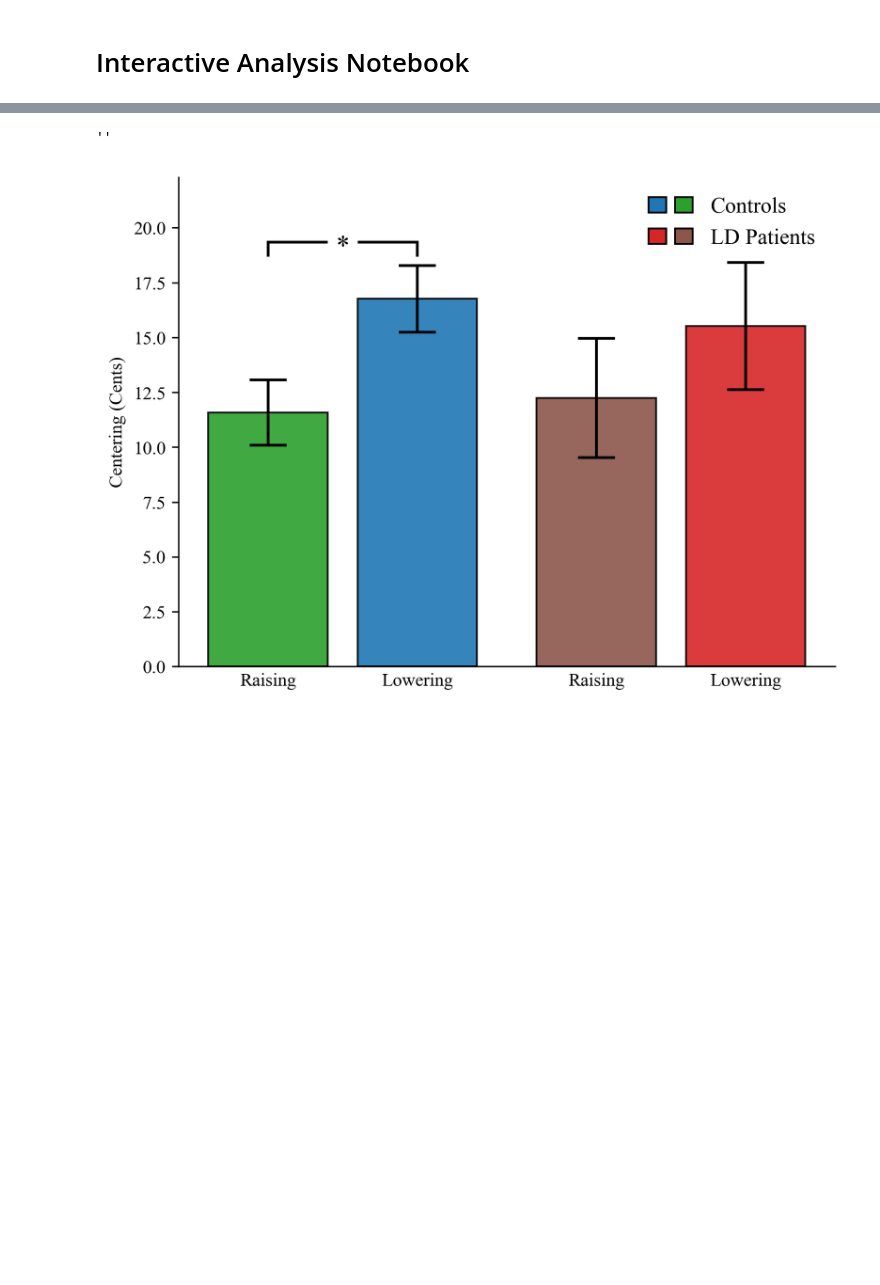
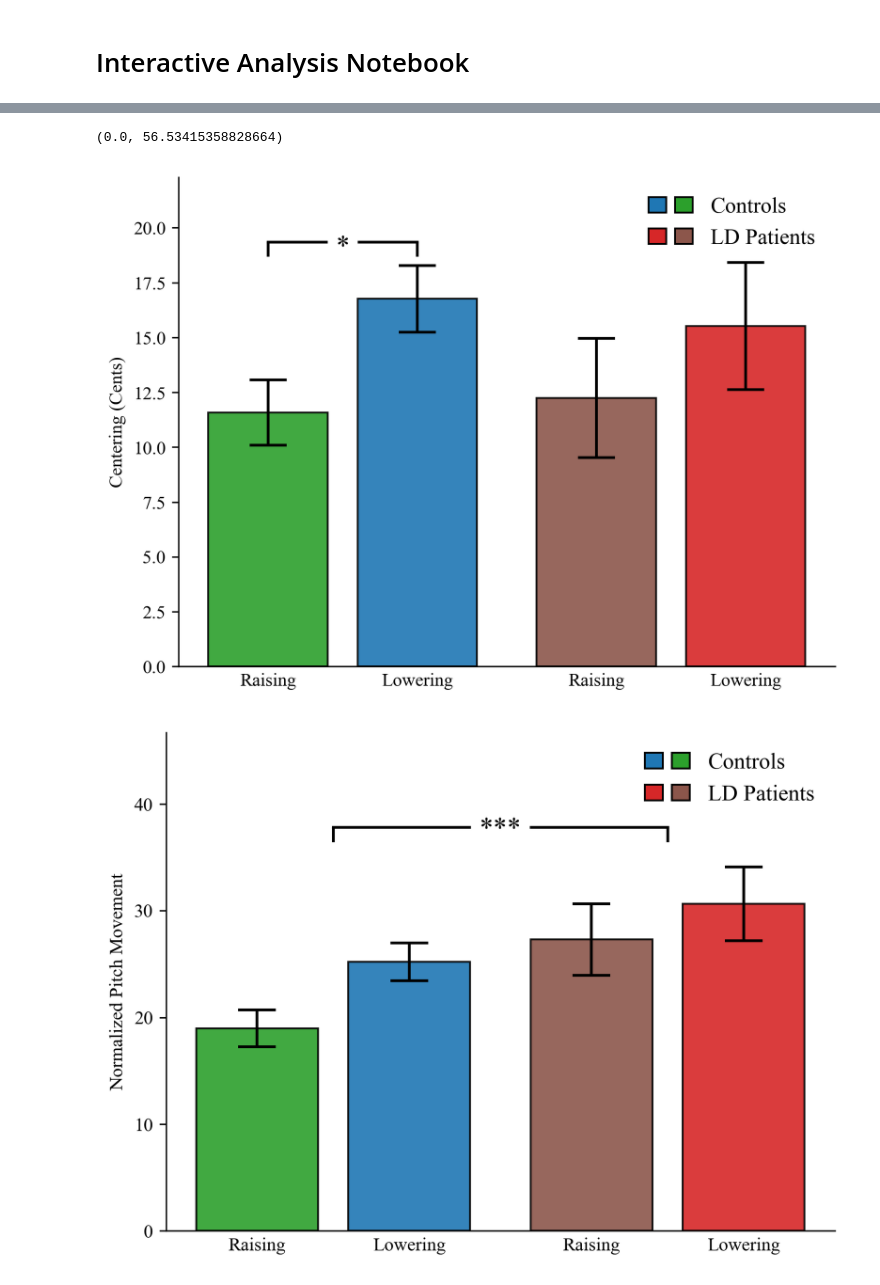
Before and after one commit to SpeechNeuroscienceLab/centering-audio, a Jupyter notebook: interactive_analysis.ipynb, the cells around one changed output, grey strips where cells are left out. Saved outputs shown, nothing was run; the diff lists cells and outputs as text; code cells hidden in the pictures; blank space fills up the shorter version.

```diff
--- a/interactive_analysis.ipynb
+++ b/interactive_analysis.ipynb
@@ -119,21 +124,94 @@ plt.show()
 # %%
 importlib.reload(figure)
 matplotlib.rcParams['font.family'] = 'Times New Roman'
 
 fig, ax = plt.subplots(1, 1, dpi=300)
 figure.group_tercile_bars(output_dataset, fig, plot_settings | {
     "label_alias": {
         "UPPER": "Lowering",
         "LOWER": "Raising"
     },
     "bar_spacing": 1.,
     "group_spacing": 0.2
 },
                           legend_loc="upper right")
 
 figure.significance_bar(ax, 0, 1, max(ax.get_ylim()), display_string= "*")
 ax.set_ylim((0, ax.get_ylim()[1] + 2))
-;
+
+fig, ax = plt.subplots(1, 1, dpi=300)
+figure.group_tercile_bars(output_dataset, fig, plot_settings | {
+    "label_alias": {
+        "UPPER": "Lowering",
+        "LOWER": "Raising"
+    },
+    "bar_spacing": 1.,
+    "group_spacing": 0.2
+},
+                          legend_loc="upper right",
+                          quantity_column="Normalized Pitch Movement")
+
+# figure.significance_bar(ax, -0.5, 3.6, max(ax.get_ylim()) + 2, display_string= "***")
+figure.significance_bar(ax, 0.5, 2.7, max(ax.get_ylim()) + 2, display_string= "***")
+ax.set_ylim((0, ax.get_ylim()[1] + 7))
+
+centering_dataset = output_dataset[output_dataset["Centering Class"] == "Centering"]
+fig, ax = plt.subplots(1, 1, dpi=300)
+ax.set_title("Centering in Centering Trials")
+figure.group_tercile_bars(centering_dataset, fig, plot_settings | {
+    "label_alias": {
+        "UPPER": "Lowering",
+        "LOWER": "Raising"
+    },
+    "bar_spacing": 1.,
+    "group_spacing": 0.2
+},
+                          legend_loc="upper right")
+
+# figure.significance_bar(ax, -0.5, 3.6, max(ax.get_ylim()) + 2, display_string= "***")
+bar_top_height = max(ax.get_ylim()) + 2
+figure.significance_bar(ax, 0, 1, bar_top_height, display_string= "**")
+figure.significance_bar(ax, 2.2, 3.2, bar_top_height, display_string= "**")
+figure.significance_bar(ax, 0.5, 2.7, max(ax.get_ylim()) + 2, display_string= "***")
+ax.set_ylim((0, ax.get_ylim()[1] + 7))
+
+overshoot_dataset = centering_dataset[centering_dataset["Overshoot"]].copy()
+fig, ax = plt.subplots(1, 1, dpi=300)
+ax.set_title("Centering in Centering+Overshoot Trials")
+figure.group_tercile_bars(overshoot_dataset, fig, plot_settings | {
+    "label_alias": {
+        "UPPER": "Lowering",
+        "LOWER": "Raising"
+    },
+    "bar_spacing": 1.,
+    "group_spacing": 0.2
+},
+                          legend_loc="upper right")
+
+# figure.significance_bar(ax, -0.5, 3.6, max(ax.get_ylim()) + 2, display_string= "***")
+bar_top_height = max(ax.get_ylim()) + 2
+figure.significance_bar(ax, 0.5, 2.7, max(ax.get_ylim()) + 2, display_string= "*")
+ax.set_ylim((0, ax.get_ylim()[1] + 10))
+
+overshoot_dataset["Overshoot Magnitude"] = np.abs(overshoot_dataset["Pitch Movement"]) - np.abs(overshoot_dataset["Centering (Cents)"])
+fig, ax = plt.subplots(1, 1, dpi=300)
+ax.set_title("Overshoot Magnitude in Centering+Overshoot Trials")
+figure.group_tercile_bars(overshoot_dataset, fig, plot_settings | {
+    "label_alias": {
+        "UPPER": "Lowering",
+        "LOWER": "Raising"
+    },
+    "bar_spacing": 1.,
+    "group_spacing": 0.2,
+},
+                          legend_loc="upper right",
+                          quantity_column="Overshoot Magnitude")
+
+# figure.significance_bar(ax, -0.5, 3.6, max(ax.get_ylim()) + 2, display_string= "***")
+bar_top_height = max(ax.get_ylim()) + 2
+figure.significance_bar(ax, 0.5, 2.7, max(ax.get_ylim()) + 2, display_string= "*")
+ax.set_ylim((0, ax.get_ylim()[1] + 10))
 # %% [output]
-''
+(0.0, 56.53415358828664)
 [figure]
+[figure, added]
```
Also changed, not shown: parts of 3 cells of this notebook, 1 other file.
